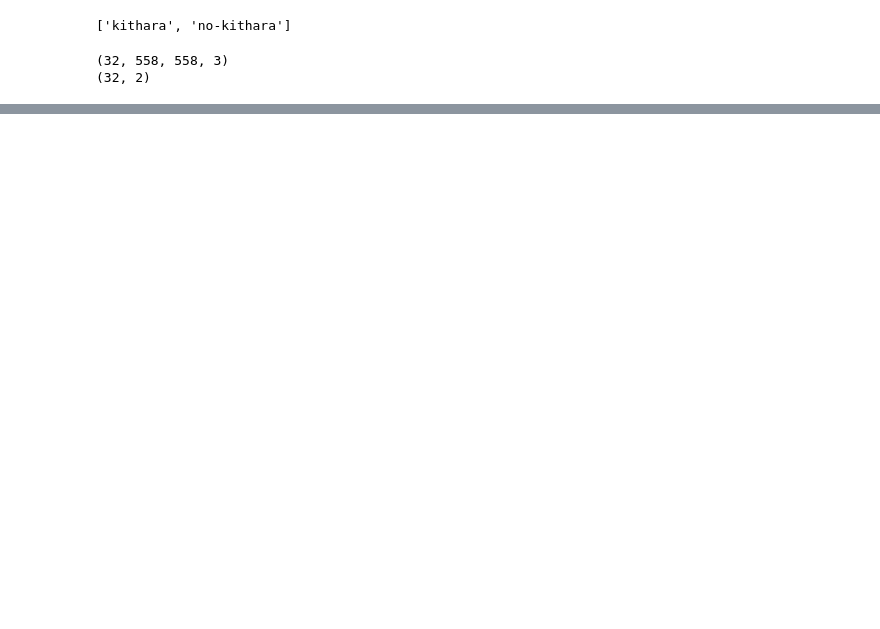
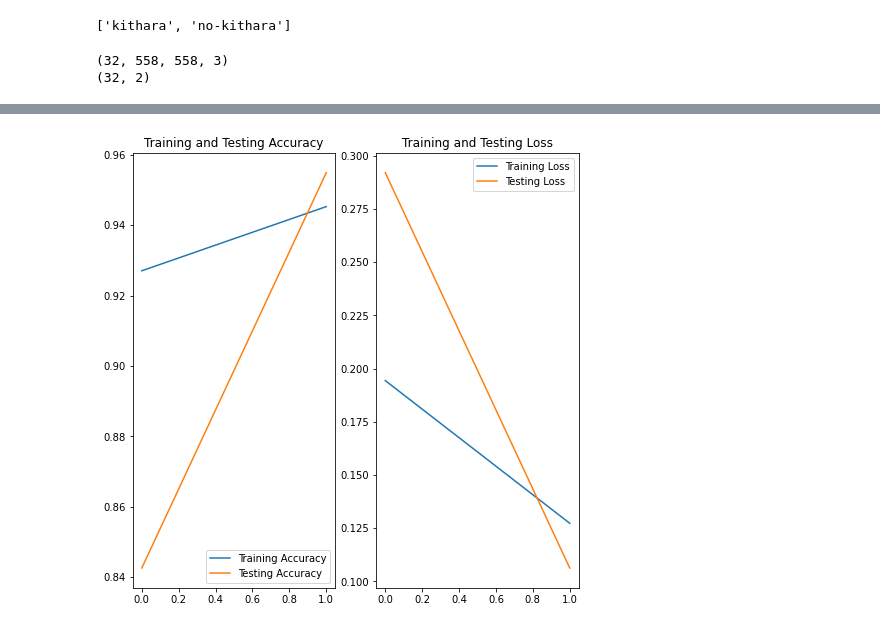
Before and after one commit to vai2fc/ds4-cv-vases, a Jupyter notebook: notebooks/03a_inceptionv3-models.ipynb, the cells around one changed output, grey strips where cells are left out. Saved outputs shown, nothing was run; the diff lists cells and outputs as text; code cells hidden in the pictures; blank space fills up the shorter version.

```diff
--- a/notebooks/03a_inceptionv3-models.ipynb
+++ b/notebooks/03a_inceptionv3-models.ipynb
@@ -203,5 +201,7 @@ model01.compile(optimizer='rmsprop',
                         'FalsePositives',
                         'TrueNegatives',
                         'TruePositives',
-                        'AUC'])
+                        'AUC',
+                        'Precision',
+                        'Recall'])
 # %% [markdown]
@@ -296,8 +362,9 @@ pred_df01[pred_df01['actuals'] == 0].sort_values('predictions')
 # %%
-train_datagen = ImageDataGenerator(
+# create an image data generator for the training and testing images
+train_datagen = image.ImageDataGenerator(
         rescale=1./255,
         shear_range=0.2,
         zoom_range=0.2,
         horizontal_flip=True)
 
-test_datagen = ImageDataGenerator(rescale=1./255)
+test_datagen = image.ImageDataGenerator(rescale=1./255)
@@ -303,0 +393,11 @@ test_datagen = ImageDataGenerator(rescale=1./255)
+# %%
+# set the number of passes over the entire dataset as the number of epochs
+epochs = 2
+
+# fit the first model based on the normalized training data
+# write the comparative metrics on the normalized training and testing data to history
+history02 = model01.fit(
+  train_gen,
+  validation_data = val_gen,
+  epochs=epochs
+)
@@ -303,0 +465,31 @@ test_datagen = ImageDataGenerator(rescale=1./255)
+# %%
+# visualize the model's performance epoch-by-epoch
+
+# set accuracy variables
+acc = history02.history['binary_accuracy']
+val_acc = history02.history['val_binary_accuracy']
+
+# set loss variables
+loss = history02.history['loss']
+val_loss = history02.history['val_loss']
+
+# set epoch range
+epochs_range = range(epochs)
+
+# plot accuracy for training vs. testing dataset
+plt.figure(figsize=(8, 8))
+plt.subplot(1, 2, 1)
+plt.plot(epochs_range, acc, label='Training Accuracy')
+plt.plot(epochs_range, val_acc, label='Testing Accuracy')
+plt.legend(loc='lower right')
+plt.title('Training and Testing Accuracy')
+
+# plot loss for training vs. testing dataset
+plt.subplot(1, 2, 2)
+plt.plot(epochs_range, loss, label='Training Loss')
+plt.plot(epochs_range, val_loss, label='Testing Loss')
+plt.legend(loc='upper right')
+plt.title('Training and Testing Loss')
+plt.show()
+# %% [output]
+[figure, added]
```
Also changed, not shown: parts of 48 cells of this notebook.
